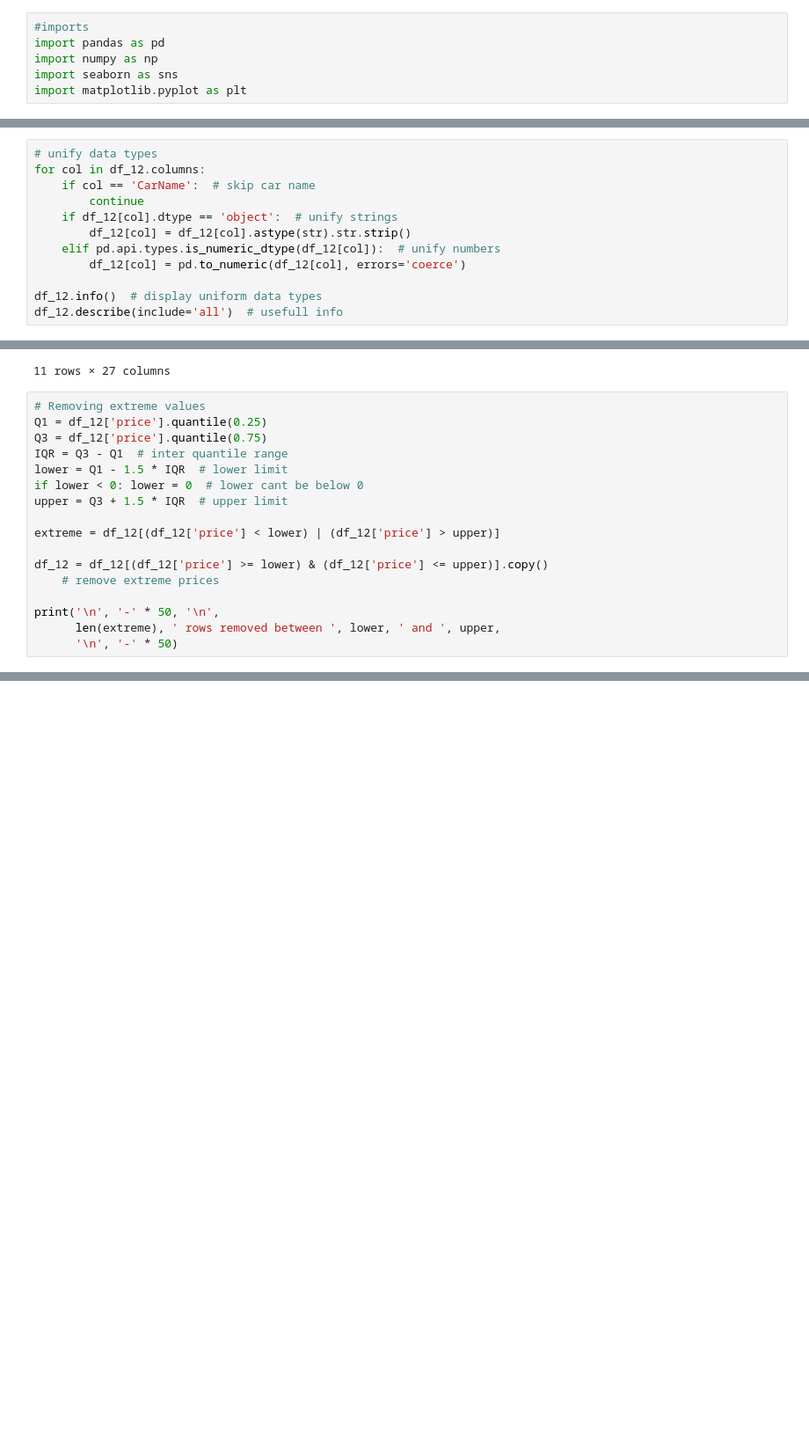
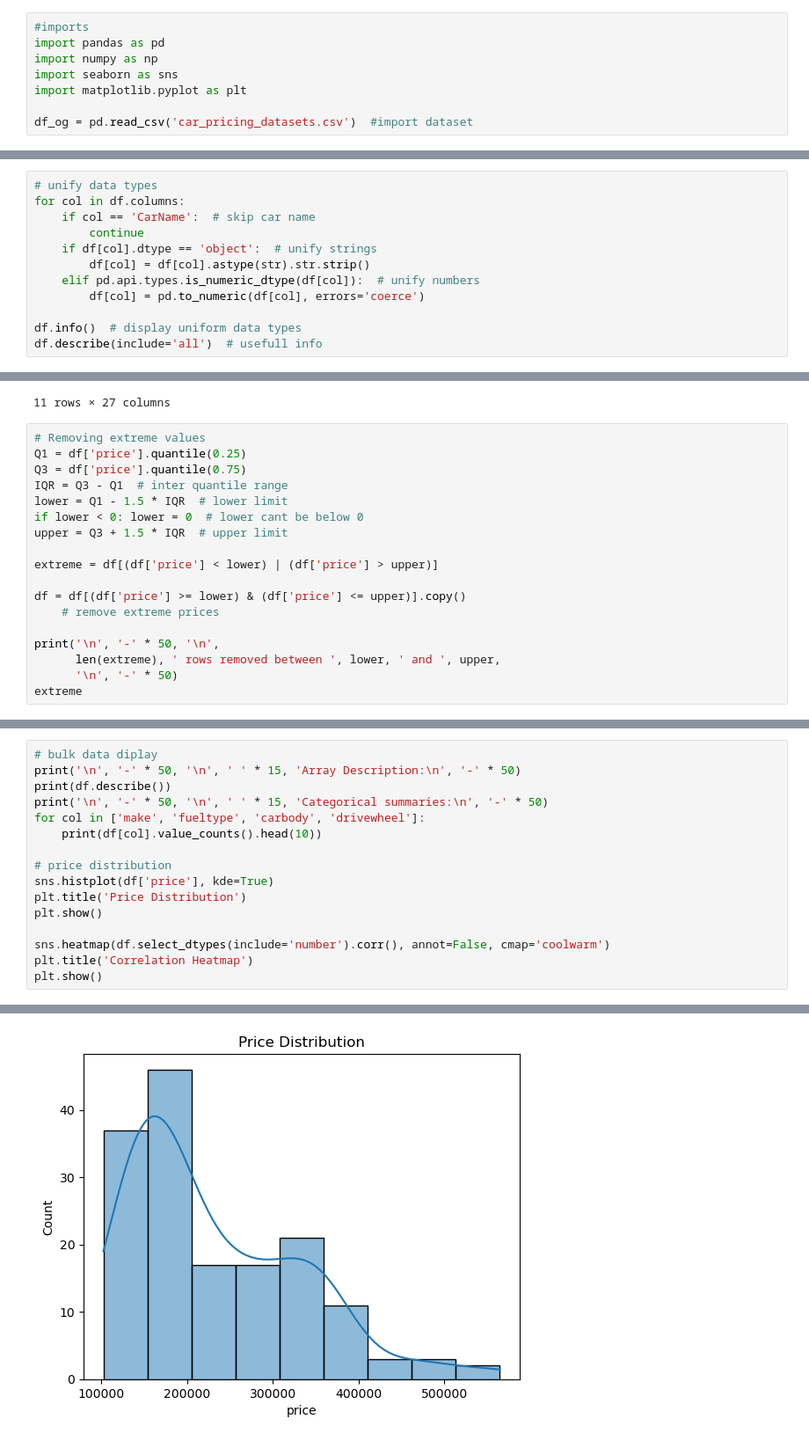
Before and after one commit to RebbelPigman/Pynix, a Jupyter notebook: Projects/ITSCA-Project-2/Main.ipynb, the cells around one changed output, grey strips where cells are left out. Shown at 88% size. Cells and saved outputs as stored; diff of their text form; blank space fills up the shorter version.

```diff
--- a/Projects/ITSCA-Project-2/Main.ipynb
+++ b/Projects/ITSCA-Project-2/Main.ipynb
@@ -4,6 +4,8 @@ import pandas as pd
 import numpy as np
 import seaborn as sns
 import matplotlib.pyplot as plt
+
+df_og = pd.read_csv('car_pricing_datasets.csv')  #import dataset
 # %% [markdown]
 # Question 1
 *(25)*
@@ -106,16 +106,16 @@ Name: count, dtype: int64
  'renault' 'saab' 'subaru' 'toyota' 'volkswagen' 'volvo']
 # %%
 # unify data types
-for col in df_12.columns:
+for col in df.columns:
     if col == 'CarName':  # skip car name
         continue
-    if df_12[col].dtype == 'object':  # unify strings
-        df_12[col] = df_12[col].astype(str).str.strip()
-    elif pd.api.types.is_numeric_dtype(df_12[col]):  # unify numbers
-        df_12[col] = pd.to_numeric(df_12[col], errors='coerce')
+    if df[col].dtype == 'object':  # unify strings
+        df[col] = df[col].astype(str).str.strip()
+    elif pd.api.types.is_numeric_dtype(df[col]):  # unify numbers
+        df[col] = pd.to_numeric(df[col], errors='coerce')
 
-df_12.info()  # display uniform data types
-df_12.describe(include='all')  # usefull info
+df.info()  # display uniform data types
+df.describe(include='all')  # usefull info
 # %% [output]
 <class 'pandas.core.frame.DataFrame'>
 Index: 169 entries, 0 to 204
@@ -149,21 +149,22 @@ memory usage: 37.0+ KB
 11 rows × 27 columns
 # %%
 # Removing extreme values
-Q1 = df_12['price'].quantile(0.25)
-Q3 = df_12['price'].quantile(0.75)
+Q1 = df['price'].quantile(0.25)
+Q3 = df['price'].quantile(0.75)
 IQR = Q3 - Q1  # inter quantile range
 lower = Q1 - 1.5 * IQR  # lower limit
 if lower < 0: lower = 0  # lower cant be below 0
 upper = Q3 + 1.5 * IQR  # upper limit
 
-extreme = df_12[(df_12['price'] < lower) | (df_12['price'] > upper)]
+extreme = df[(df['price'] < lower) | (df['price'] > upper)]
 
-df_12 = df_12[(df_12['price'] >= lower) & (df_12['price'] <= upper)].copy()
+df = df[(df['price'] >= lower) & (df['price'] <= upper)].copy()
     # remove extreme prices
 
 print('\n', '-' * 50, '\n',
       len(extreme), ' rows removed between ', lower, ' and ', upper,
       '\n', '-' * 50)
+extreme
 # %% [output]
  --------------------------------------------------
  12  rows removed between  0  and  588900.0
@@ -170,0 +188,17 @@ print('\n', '-' * 50, '\n',
+# %%
+# bulk data diplay
+print('\n', '-' * 50, '\n', ' ' * 15, 'Array Description:\n', '-' * 50)
+print(df.describe())
+print('\n', '-' * 50, '\n', ' ' * 15, 'Categorical summaries:\n', '-' * 50)
+for col in ['make', 'fueltype', 'carbody', 'drivewheel']:
+    print(df[col].value_counts().head(10))
+
+# price distribution
+sns.histplot(df['price'], kde=True)
+plt.title('Price Distribution')
+plt.show()
+
+sns.heatmap(df.select_dtypes(include='number').corr(), annot=False, cmap='coolwarm')
+plt.title('Correlation Heatmap')
+plt.show()
+# %% [output]
@@ -170,0 +222 @@ print('\n', '-' * 50, '\n',
+[figure, added]
```
Also changed, not shown: parts of 17 cells of this notebook.
